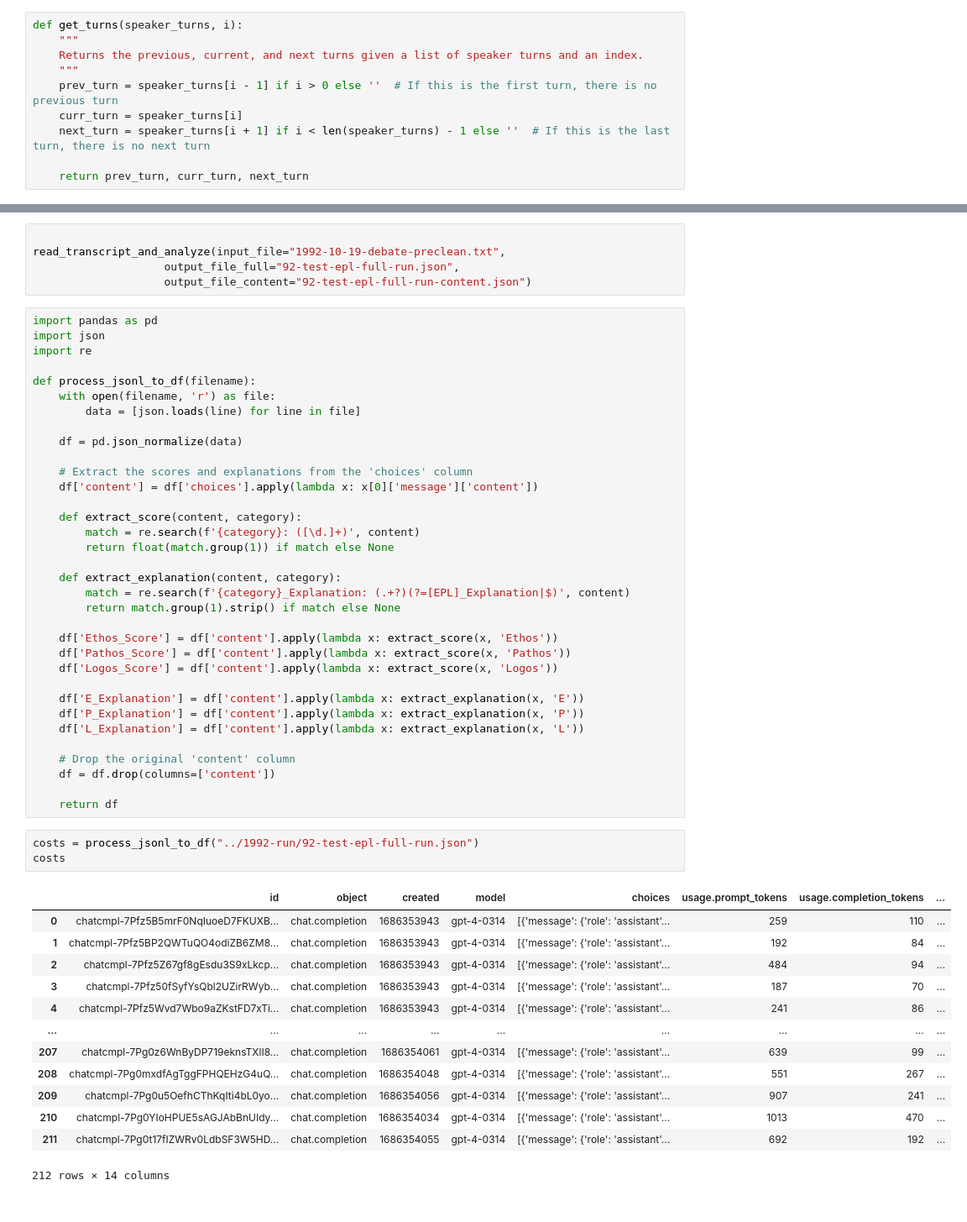
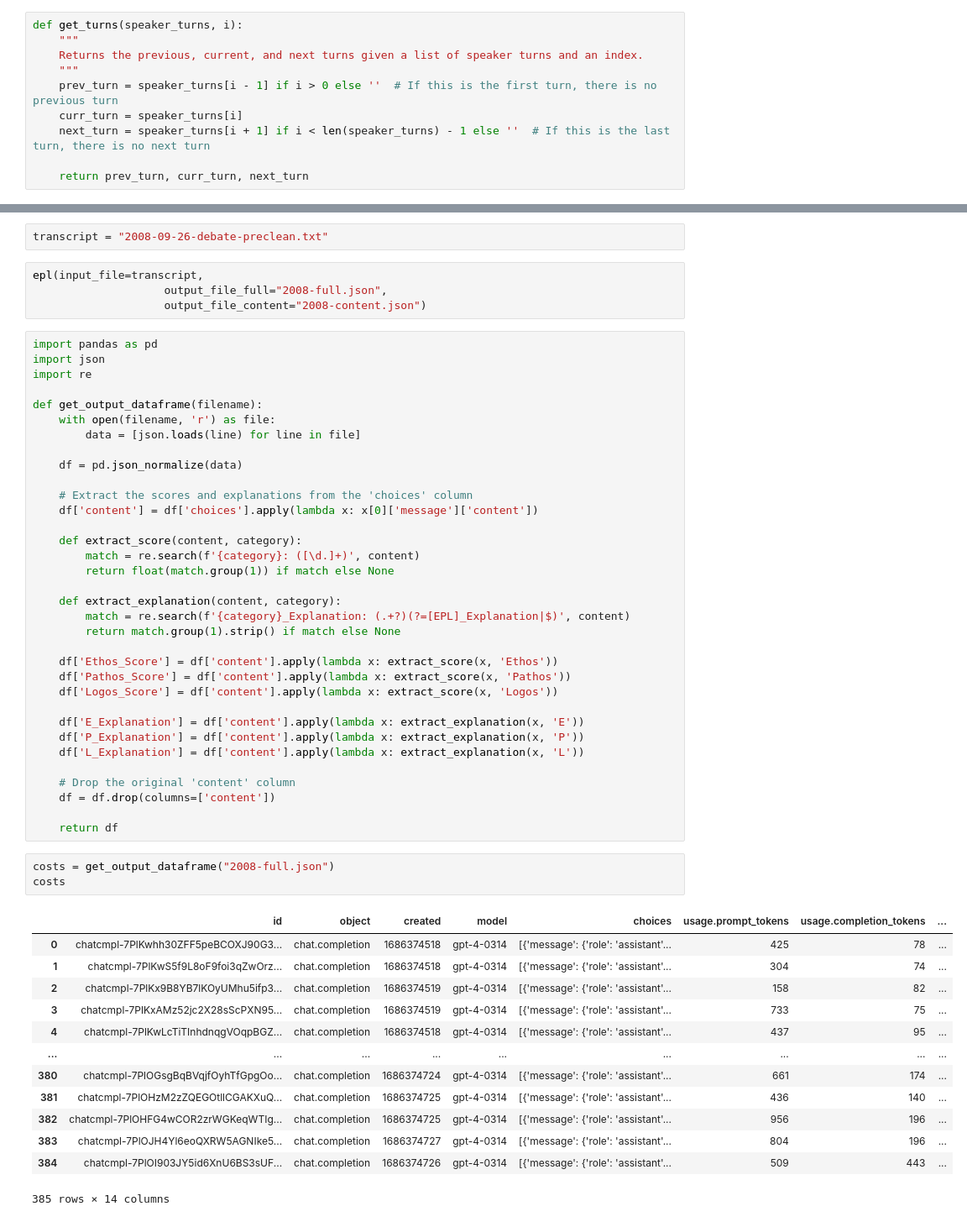
Before and after one commit to pulpshah/uspdc-backup, a Jupyter notebook: runs/epl-playground-2.ipynb, the cells around one changed output, grey strips where cells are left out. Shown: that part at 84% size. Drawn from its saved outputs; the diff is of its cells as text.

```diff
--- a/1992-run/epl-playground-2.ipynb
+++ b/runs/epl-playground-2.ipynb
@@ -190,17 +224,18 @@ def read_transcript_and_analyze(input_file, output_file_full, output_file_conten
         # Ensure all threads have finished
         for future in as_completed(futures):
             pass
-# %%
-
-read_transcript_and_analyze(input_file="1992-10-19-debate-preclean.txt",
-                    output_file_full="92-test-epl-full-run.json",
-                    output_file_content="92-test-epl-full-run-content.json")
+# %%
+transcript = "2008-09-26-debate-preclean.txt"
+# %%
+epl(input_file=transcript,
+                    output_file_full="2008-full.json",
+                    output_file_content="2008-content.json")
 # %%
 import pandas as pd
 import json
 import re
 
-def process_jsonl_to_df(filename):
+def get_output_dataframe(filename):
     with open(filename, 'r') as file:
         data = [json.loads(line) for line in file]
 
@@ -230,22 +265,22 @@ def process_jsonl_to_df(filename):
 
     return df
 # %%
-costs = process_jsonl_to_df("../1992-run/92-test-epl-full-run.json")
+costs = get_output_dataframe("2008-full.json")
 costs
 # %% [output]
 |  | id | object | created | model | choices | usage.prompt_tokens | usage.completion_tokens | ... |
-| 0 | chatcmpl-7Pfz5B5mrF0NqIuoeD7FKUXB... | chat.completion | 1686353943 | gpt-4-0314 | [{'message': {'role': 'assistant'... | 259 | 110 | ... |
-| 1 | chatcmpl-7Pfz5BP2QWTuQO4odiZB6ZM8... | chat.completion | 1686353943 | gpt-4-0314 | [{'message': {'role': 'assistant'... | 192 | 84 | ... |
-| 2 | chatcmpl-7Pfz5Z67gf8gEsdu3S9xLkcp... | chat.completion | 1686353943 | gpt-4-0314 | [{'message': {'role': 'assistant'... | 484 | 94 | ... |
-| 3 | chatcmpl-7Pfz50fSyfYsQbl2UZirRWyb... | chat.completion | 1686353943 | gpt-4-0314 | [{'message': {'role': 'assistant'... | 187 | 70 | ... |
-| 4 | chatcmpl-7Pfz5Wvd7Wbo9aZKstFD7xTi... | chat.completion | 1686353943 | gpt-4-0314 | [{'message': {'role': 'assistant'... | 241 | 86 | ... |
+| 0 | chatcmpl-7PlKwhh30ZFF5peBCOXJ90G3... | chat.completion | 1686374518 | gpt-4-0314 | [{'message': {'role': 'assistant'... | 425 | 78 | ... |
+| 1 | chatcmpl-7PlKwS5f9L8oF9foi3qZwOrz... | chat.completion | 1686374518 | gpt-4-0314 | [{'message': {'role': 'assistant'... | 304 | 74 | ... |
+| 2 | chatcmpl-7PlKx9B8YB7lKOyUMhu5ifp3... | chat.completion | 1686374519 | gpt-4-0314 | [{'message': {'role': 'assistant'... | 158 | 82 | ... |
+| 3 | chatcmpl-7PlKxAMz52jc2X28sScPXN95... | chat.completion | 1686374519 | gpt-4-0314 | [{'message': {'role': 'assistant'... | 733 | 75 | ... |
+| 4 | chatcmpl-7PlKwLcTiTInhdnqgVOqpBGZ... | chat.completion | 1686374518 | gpt-4-0314 | [{'message': {'role': 'assistant'... | 437 | 95 | ... |
 | ... | ... | ... | ... | ... | ... | ... | ... | ... |
-| 207 | chatcmpl-7Pg0z6WnByDP719eknsTXlI8... | chat.completion | 1686354061 | gpt-4-0314 | [{'message': {'role': 'assistant'... | 639 | 99 | ... |
-| 208 | chatcmpl-7Pg0mxdfAgTggFPHQEHzG4uQ... | chat.completion | 1686354048 | gpt-4-0314 | [{'message': {'role': 'assistant'... | 551 | 267 | ... |
-| 209 | chatcmpl-7Pg0u5OefhCThKqIti4bL0yo... | chat.completion | 1686354056 | gpt-4-0314 | [{'message': {'role': 'assistant'... | 907 | 241 | ... |
-| 210 | chatcmpl-7Pg0YIoHPUE5sAGJAbBnUIdy... | chat.completion | 1686354034 | gpt-4-0314 | [{'message': {'role': 'assistant'... | 1013 | 470 | ... |
-| 211 | chatcmpl-7Pg0t17fIZWRv0LdbSF3W5HD... | chat.completion | 1686354055 | gpt-4-0314 | [{'message': {'role': 'assistant'... | 692 | 192 | ... |
+| 380 | chatcmpl-7PlOGsgBqBVqjfOyhTfGpgOo... | chat.completion | 1686374724 | gpt-4-0314 | [{'message': {'role': 'assistant'... | 661 | 174 | ... |
+| 381 | chatcmpl-7PlOHzM2zZQEGOtllCGAKXuQ... | chat.completion | 1686374725 | gpt-4-0314 | [{'message': {'role': 'assistant'... | 436 | 140 | ... |
+| 382 | chatcmpl-7PlOHFG4wCOR2zrWGKeqWTIg... | chat.completion | 1686374725 | gpt-4-0314 | [{'message': {'role': 'assistant'... | 956 | 196 | ... |
+| 383 | chatcmpl-7PlOJH4Yl6eoQXRW5AGNIke5... | chat.completion | 1686374727 | gpt-4-0314 | [{'message': {'role': 'assistant'... | 804 | 196 | ... |
+| 384 | chatcmpl-7PlOI903JY5id6XnU6BS3sUF... | chat.completion | 1686374726 | gpt-4-0314 | [{'message': {'role': 'assistant'... | 509 | 443 | ... |
-212 rows × 14 columns
+385 rows × 14 columns
 # %%
 import pandas as pd
 
```
Also changed, not shown: parts of 11 cells of this notebook, 33 other files.
